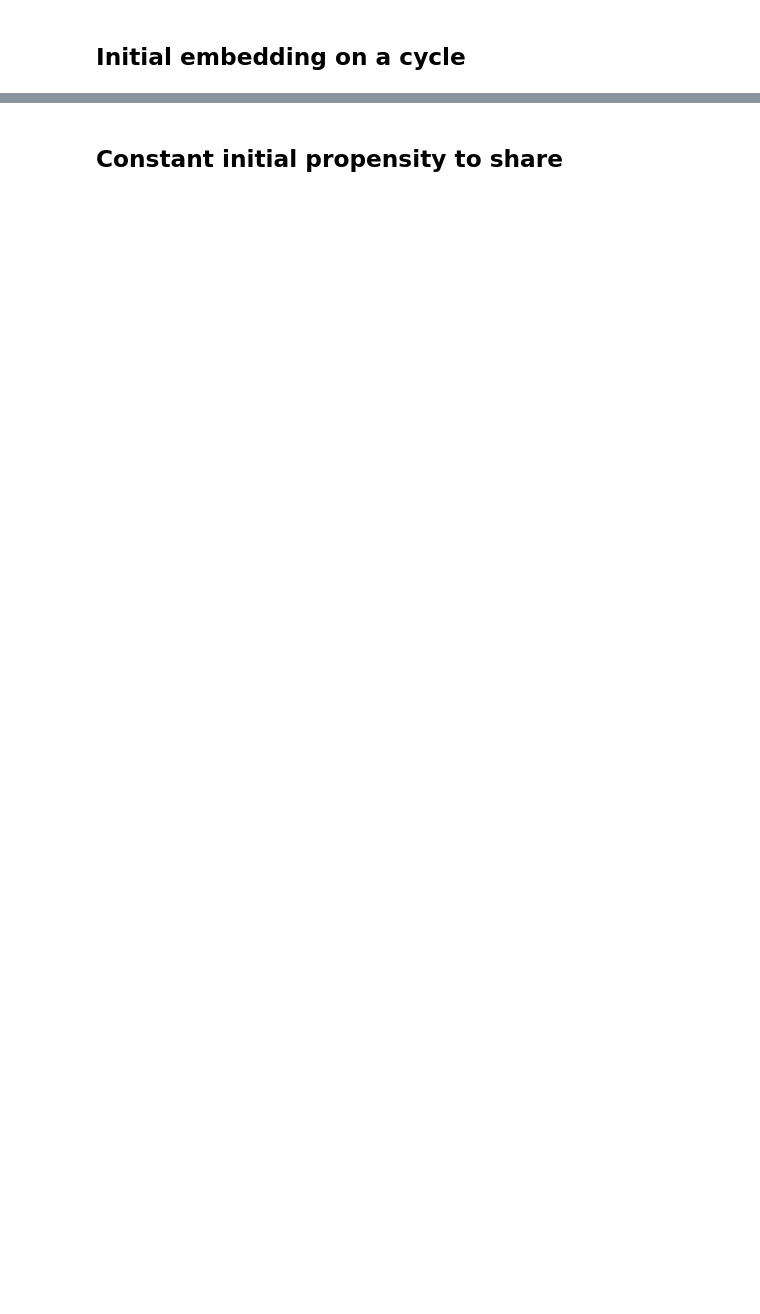
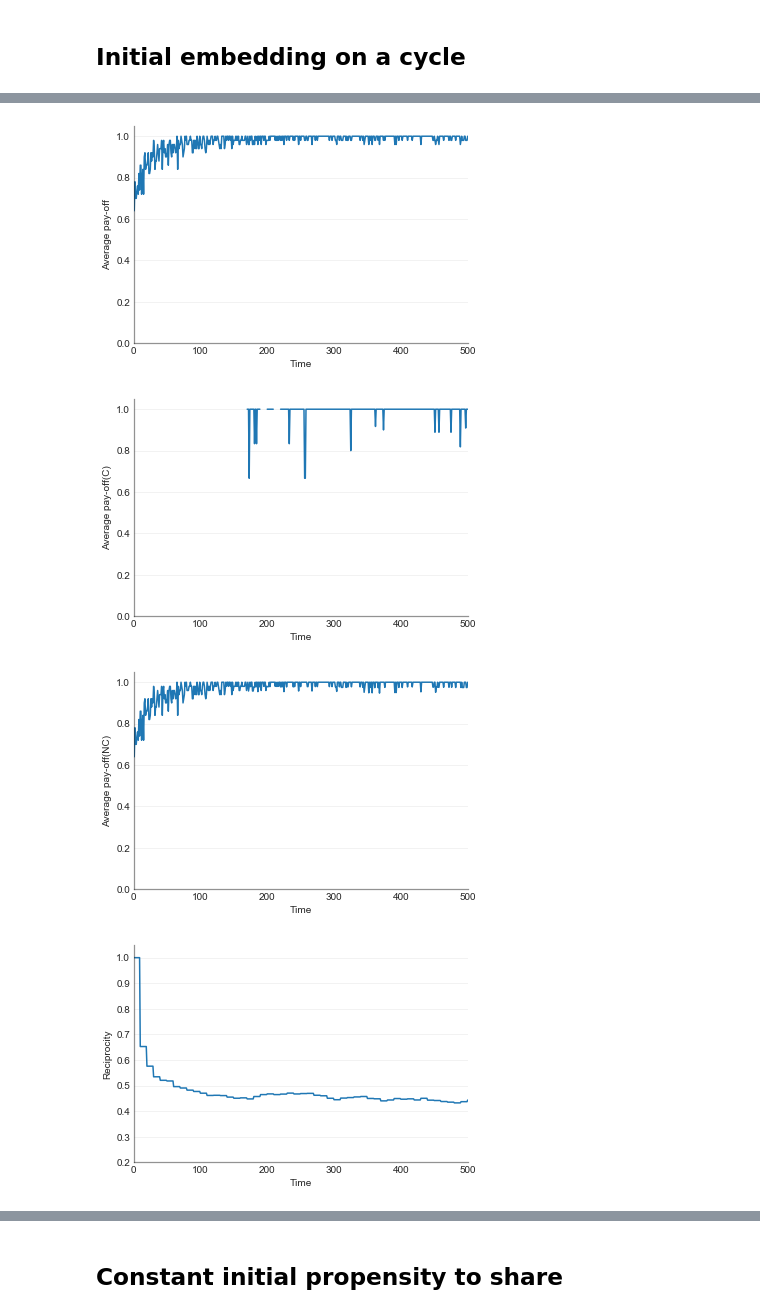
Before and after one commit to marekbojko/Summer-Project, a Jupyter notebook: Thompson/results.ipynb, the cells around one changed output, grey strips where cells are left out. Saved outputs shown, nothing was run; the diff lists cells and outputs as text; code cells hidden in the pictures; blank space fills up the shorter version.

```diff
--- a/Thompson/results.ipynb
+++ b/Thompson/results.ipynb
@@ -18,0 +34,9 @@ S.plot_data()
+# %%
+P = Simulation(50, 250, bernoulli_arms, discounted_thompson,10,const=False)
+
+P.plot_data("game_restless_bandits")
+# %% [output]
+[figure, added]
+[figure, added]
+[figure, added]
+[figure, added]
```
Also changed, not shown: parts of 10 cells of this notebook.
